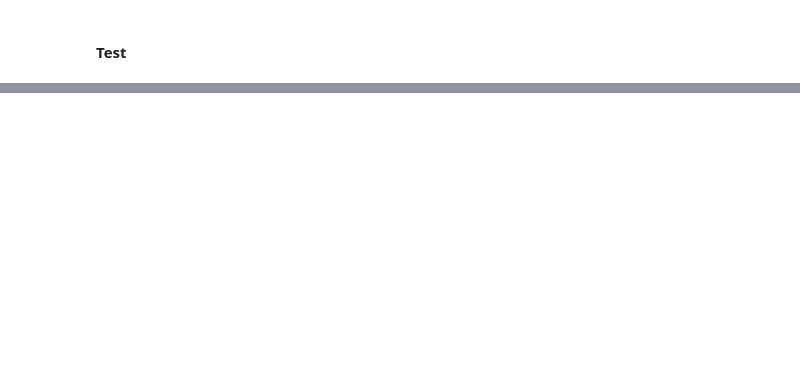
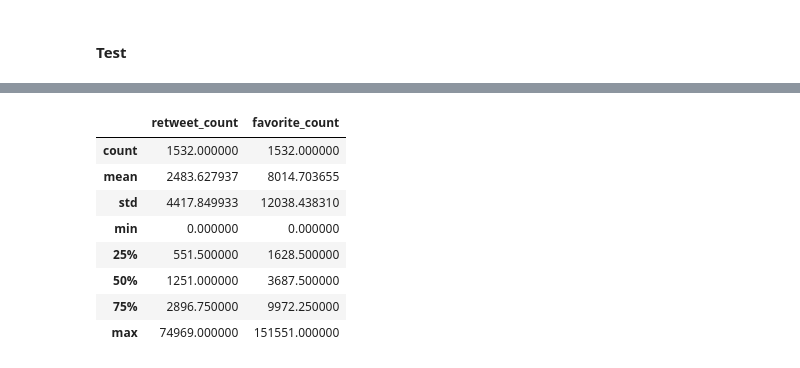
Before and after one commit to Simonmaignan/udacity-data-analysis, a Jupyter notebook: project-wrangle-tweets/wrangle_act.ipynb, the cells around one changed output, grey strips where cells are left out. Cells and saved outputs as stored; diff of their text form; code cells hidden in the pictures; blank space fills up the shorter version.

```diff
--- a/project-wrangle-tweets/wrangle_act.ipynb
+++ b/project-wrangle-tweets/wrangle_act.ipynb
@@ -845,0 +907,12 @@ Name: pred_dog_breed, Length: 378, dtype: int64
+# %%
+df_twitter_archive_dogs_only[['retweet_count', 'favorite_count']].describe()
+# %% [output]
+|  | retweet_count | favorite_count |
+| count | 1532.000000 | 1532.000000 |
+| mean | 2483.627937 | 8014.703655 |
+| std | 4417.849933 | 12038.438310 |
+| min | 0.000000 | 0.000000 |
+| 25% | 551.500000 | 1628.500000 |
+| 50% | 1251.000000 | 3687.500000 |
+| 75% | 2896.750000 | 9972.250000 |
+| max | 74969.000000 | 151551.000000 |
```
Also changed, not shown: parts of 25 cells of this notebook.
